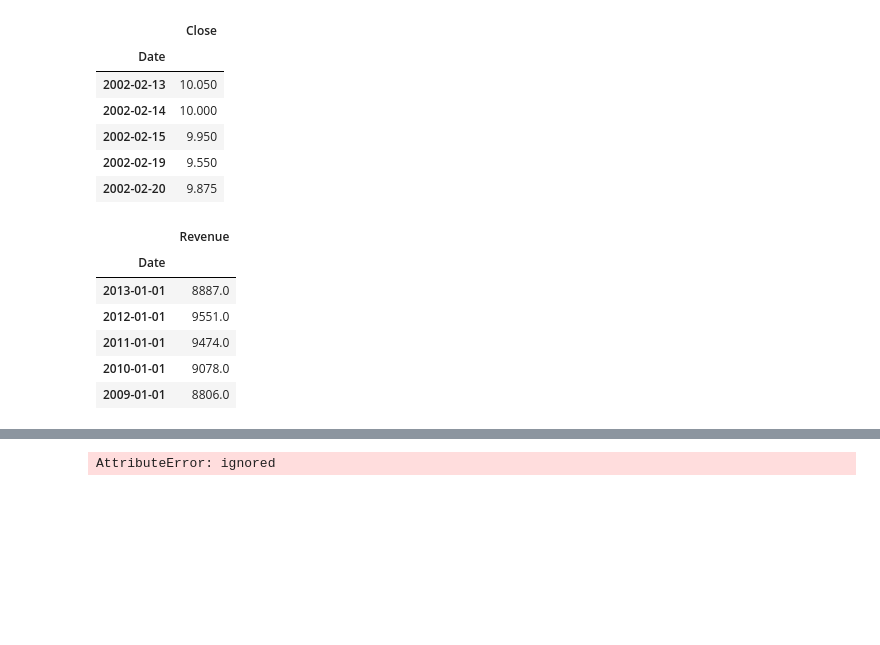
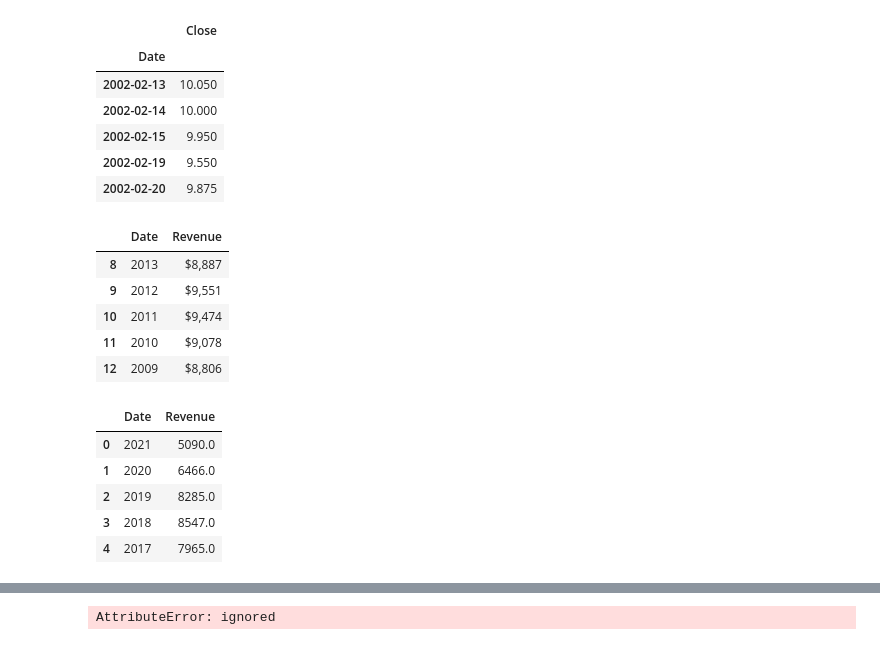
Before and after one commit to bahamalytixs/BahamaLytixs, a Jupyter notebook: HRolle_Proj_Python_Jupyter_Notebook2X.ipynb, the cells around one changed output, grey strips where cells are left out. Saved outputs shown, nothing was run; the diff lists cells and outputs as text; code cells hidden in the pictures; blank space fills up the shorter version.

```diff
--- a/HRolle_Proj_Python_Jupyter_Notebook2X.ipynb
+++ b/HRolle_Proj_Python_Jupyter_Notebook2X.ipynb
@@ -478,24 +487,30 @@ game_stck2.head()
 | 2002-02-20 | 9.875 |
 # %%
 #game_revCpy.head()
-game_revCpy.tail()
+game_rev.tail()
 # %% [output]
-|  | Revenue |
-| Date |  |
-| 2013-01-01 | 8887.0 |
-| 2012-01-01 | 9551.0 |
-| 2011-01-01 | 9474.0 |
-| 2010-01-01 | 9078.0 |
-| 2009-01-01 | 8806.0 |
+|  | Date | Revenue |
+| 8 | 2013 | $8,887 |
+| 9 | 2012 | $9,551 |
+| 10 | 2011 | $9,474 |
+| 11 | 2010 | $9,078 |
+| 12 | 2009 | $8,806 |
 # %%
 # conversion of GME Rev data field to float from Currency AND date to 2000-01-01
 
-#game_revCpy = game_rev.copy()   #get copy of GME Rev data
-#game_revCpy['Revenue'] = game_revCpy['Revenue'].apply(lambda x: x.replace('$', '').replace(',', '')
-#                                if isinstance(x, str) else (0.0 if math.isnan(x) else x)).astype(float)
+game_revCpy = game_rev.copy()   #get copy of GME Rev data
+game_revCpy['Revenue'] = game_revCpy['Revenue'].apply(lambda x: x.replace('$', '').replace(',', '')
+                                if isinstance(x, str) else (0.0 if math.isnan(x) else x)).astype(float)
 
 
-#game_revCpy.head()
+game_revCpy.head()
+# %% [output]
+|  | Date | Revenue |
+| 0 | 2021 | 5090.0 |
+| 1 | 2020 | 6466.0 |
+| 2 | 2019 | 8285.0 |
+| 3 | 2018 | 8547.0 |
+| 4 | 2017 | 7965.0 |
 # %%
 # conversion of GME Rev data field to float from Currency
 
```
Also changed, not shown: parts of 26 cells of this notebook.
